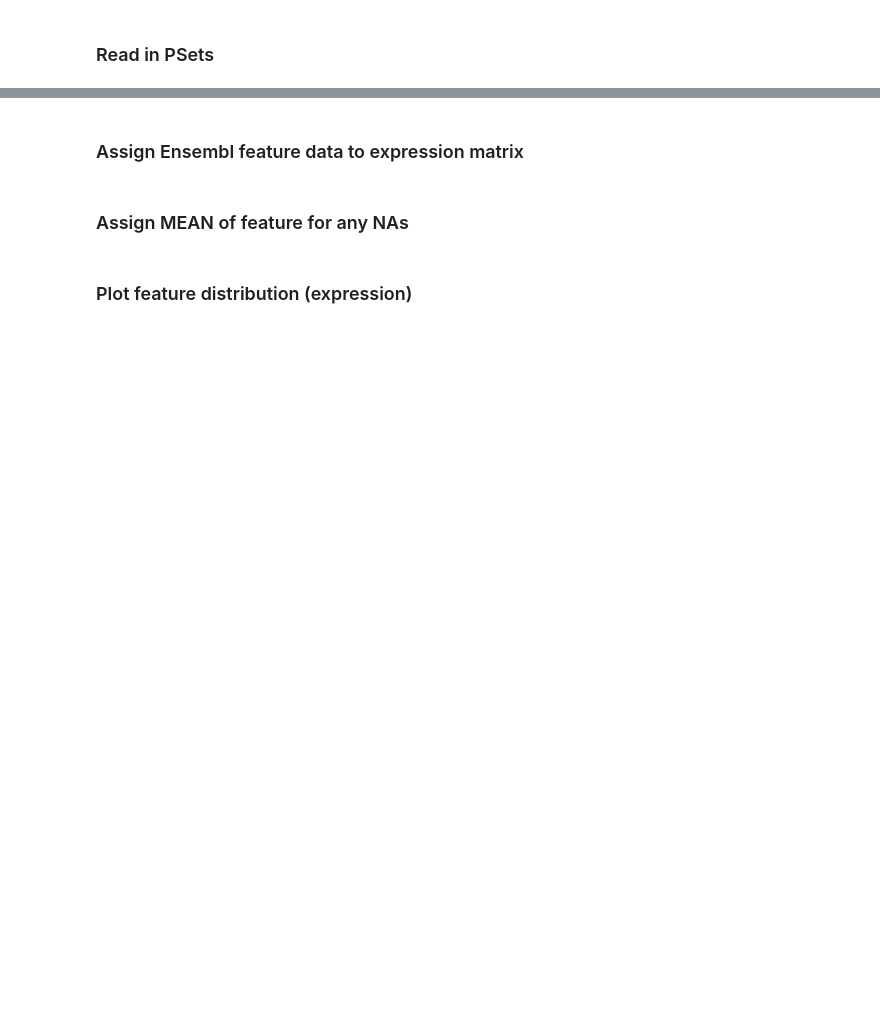
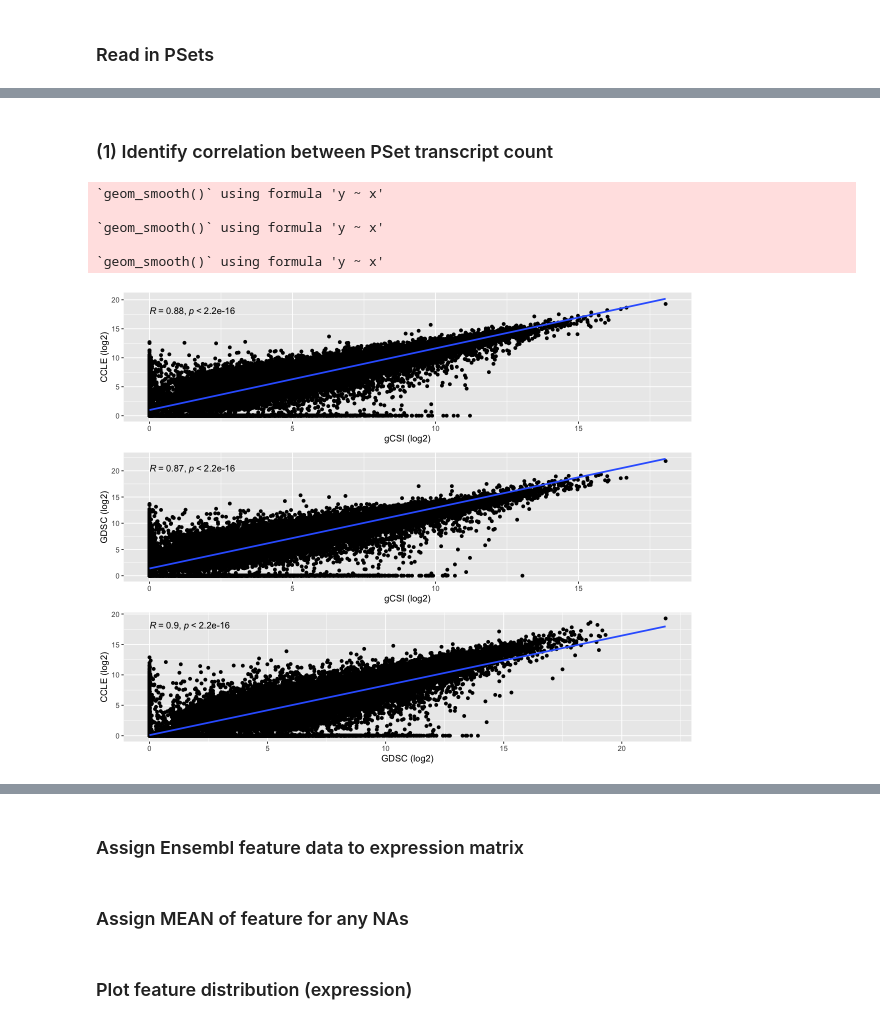
Before and after one commit to anthfm/TranscriptML, a Jupyter notebook: transcript_ML.R.ipynb, the cells around one changed output, grey strips where cells are left out. Cells and saved outputs as stored; diff of their text form; code cells hidden in the pictures; blank space fills up the shorter version.

```diff
--- a/transcript_ML.R.ipynb
+++ b/transcript_ML.R.ipynb
@@ -14,3 +25,7 @@ options(stringsAsFactors = F)
 ### Read in PSets
 # %%
 gCSI <- readRDS("gCSI.rds")
+# %%
+CCLE <- readRDS("CCLE.rds")
+# %%
+GDSC <- readRDS("GDSC2.rds")
@@ -16,0 +38,4 @@ gCSI <- readRDS("gCSI.rds")
+# %%
+gCSI_rna <- summarizeMolecularProfiles(pSet = gCSI, mDataType = "Kallisto_0.46.1.isoforms.counts", cell.lines = intersected_rnacells)
+GDSC_rna <- summarizeMolecularProfiles(pSet = GDSC, mDataType = "Kallisto_0.46.1.isoforms.counts", cell.lines = intersected_rnacells)
+CCLE_rna <- summarizeMolecularProfiles(pSet = CCLE, mDataType = "Kallisto_0.46.1.isoforms.counts", cell.lines = intersected_rnacells)
@@ -16,0 +47,16 @@ gCSI <- readRDS("gCSI.rds")
+# %% [markdown]
+### (1) Identify correlation between PSet transcript count
+# %%
+gcsi_ccle <- qplot(as.vector(gCSI_rna@assays@data$exprs)[1:100000], y = as.vector(CCLE_rna@assays@data$exprs)[1:100000], xlab = "gCSI (log2)", ylab = "CCLE (log2)") + geom_smooth(method="lm") + stat_cor(method="pearson")
+gcsi_gdsc <- qplot(as.vector(gCSI_rna@assays@data$exprs)[1:100000], y = as.vector(GDSC_rna@assays@data$exprs)[1:100000], xlab = "gCSI (log2)", ylab = "GDSC (log2)") + geom_smooth(method="lm") + stat_cor(method="pearson")
+gdsc_ccle <- qplot(as.vector(GDSC_rna@assays@data$exprs)[1:100000], y = as.vector(CCLE_rna@assays@data$exprs)[1:100000], xlab = "GDSC (log2)", ylab = "CCLE (log2)") + geom_smooth(method="lm") + stat_cor(method="pearson")
+
+options(repr.plot.width=10, repr.plot.height=8)
+grid.arrange(gcsi_ccle, gcsi_gdsc, gdsc_ccle)
+# %% [output]
+`geom_smooth()` using formula 'y ~ x'
+
+`geom_smooth()` using formula 'y ~ x'
+
+`geom_smooth()` using formula 'y ~ x'
+[figure, added]
```
Also changed, not shown: parts of 34 cells of this notebook.
